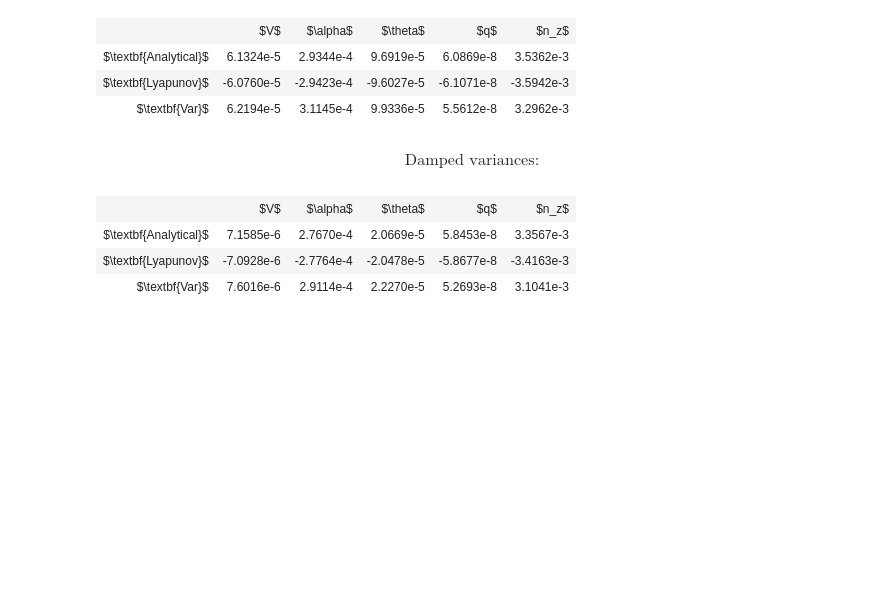
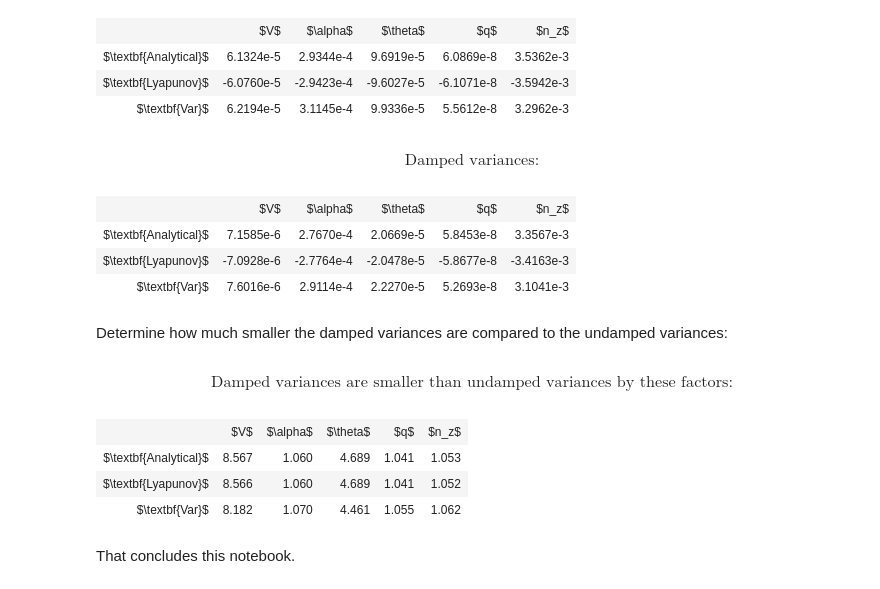
Before and after one commit to jknobbout/stochastic_practical, a Jupyter notebook: Code Notebook.ipynb, the cells around one changed output. Cells and saved outputs as stored; diff of their text form; code cells hidden in the pictures; blank space fills up the shorter version.

```diff
--- a/Code Notebook.ipynb
+++ b/Code Notebook.ipynb
@@ -516,31 +542,24 @@ vVar_damped = np.var(time_data_damped, 1)
 # %%
-from IPython.display import HTML, display
-import tabulate
-
-
+# First create an empty table format with labels:
 table_format = [["","$V$",r"$\alpha$",r"$\theta$","$q$",r"$n_z$"],
                 [r"$\textbf{Analytical}$", 0, 0, 0, 0, 0],
                 [r"$\textbf{Lyapunov}$", 0, 0, 0, 0, 0],
                 [r"$\textbf{Var}$", 0, 0, 0, 0, 0]]
 
-vars_undamped = np.vstack((aVar_undamped, lVar_undamped))
-vars_undamped = np.vstack((vars_undamped, vVar_undamped))
+# Collect all calculated variances in an array:
+vars_undamped = np.vstack((aVar_undamped, np.vstack((lVar_undamped, vVar_undamped))))
+vars_damped = np.vstack((aVar_damped, np.vstack((lVar_damped, vVar_damped))))
 
+# Iterate over the array and position variances in correct table locations
 for i in range(1,6):
     for j in range(1,4):
         table_format[j][i] = "{:.4e}".format(Decimal(vars_undamped[j-1][i-1]))
 
+# Display the table
 display(Math("\\text{Undamped variances:}"))
 display(HTML(tabulate.tabulate(table_format, tablefmt='html')))
 
-table_format = [["","$V$",r"$\alpha$",r"$\theta$","$q$",r"$n_z$"],
-                [r"$\textbf{Analytical}$", 0, 0, 0, 0, 0],
-                [r"$\textbf{Lyapunov}$", 0, 0, 0, 0, 0],
-                [r"$\textbf{Var}$", 0, 0, 0, 0, 0]]
-
-vars_damped = np.vstack((aVar_damped, lVar_damped))
-vars_damped = np.vstack((vars_damped, vVar_damped))
-
+# Idem, but for damped variances
 for i in range(1,6):
     for j in range(1,4):
         table_format[j][i] = "{:.4e}".format(Decimal(vars_damped[j-1][i-1]))
@@ -558,3 +577,20 @@ $$\text{Damped variances:}$$
 | $\textbf{Analytical}$ | 7.1585e-6 | 2.7670e-4 | 2.0669e-5 | 5.8453e-8 | 3.3567e-3 |
 | $\textbf{Lyapunov}$ | -7.0928e-6 | -2.7764e-4 | -2.0478e-5 | -5.8677e-8 | -3.4163e-3 |
 | $\textbf{Var}$ | 7.6016e-6 | 2.9114e-4 | 2.2270e-5 | 5.2693e-8 | 3.1041e-3 |
+# %% [markdown]
+Determine how much smaller the damped variances are compared to the undamped variances:
+# %%
+for i in range(1,6):
+    for j in range(1,4):
+        table_format[j][i] = "{:.4}".format(Decimal(vars_undamped[j-1][i-1]/vars_damped[j-1][i-1]))
+
+display(Math("\\text{Damped variances are smaller than undamped variances by these factors:}"))
+display(HTML(tabulate.tabulate(table_format, tablefmt='html')))
+# %% [output]
+$$\text{Damped variances are smaller than undamped variances by these factors:}$$
+|  | $V$ | $\alpha$ | $\theta$ | $q$ | $n_z$ |
+| $\textbf{Analytical}$ | 8.567 | 1.060 | 4.689 | 1.041 | 1.053 |
+| $\textbf{Lyapunov}$ | 8.566 | 1.060 | 4.689 | 1.041 | 1.052 |
+| $\textbf{Var}$ | 8.182 | 1.070 | 4.461 | 1.055 | 1.062 |
+# %% [markdown]
+That concludes this notebook.
```
Also changed, not shown: parts of 12 cells of this notebook.
